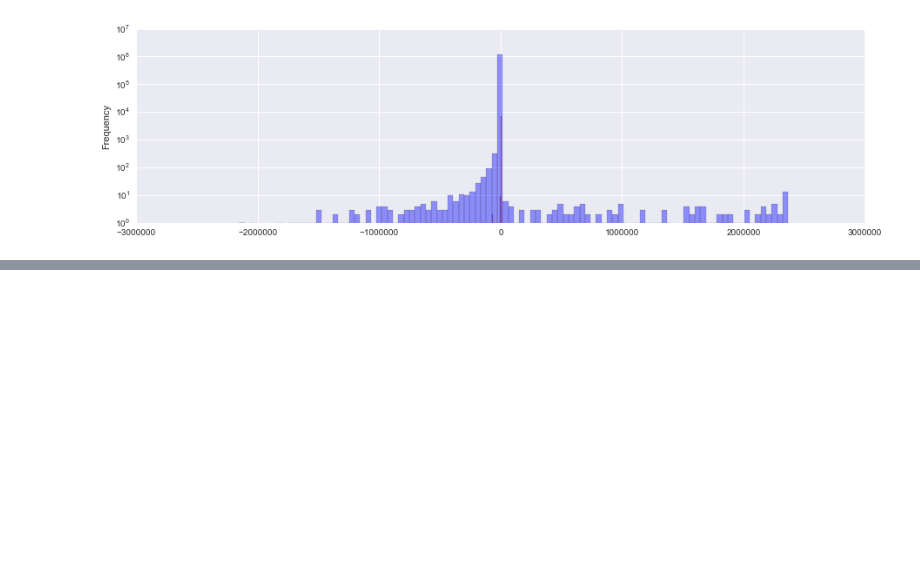
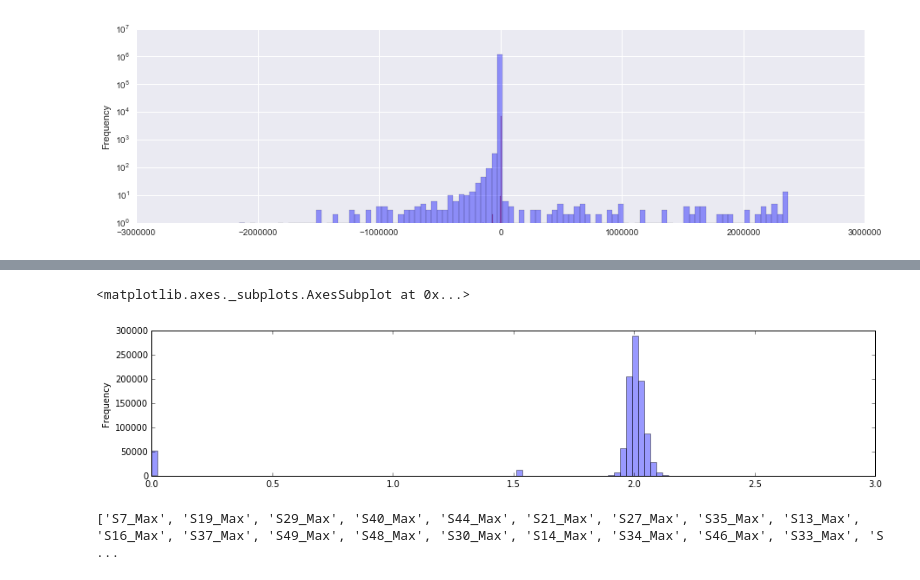
Before and after one commit to kumaran-5555/ML, a Jupyter notebook: Kaggle_Bosch/Deeper Analysis.ipynb, the cells around one changed output, grey strips where cells are left out. Drawn from its saved outputs; the diff is of its cells as text; code cells hidden in the pictures; blank space fills up the shorter version.

```diff
--- a/Kaggle_Bosch/Deeper Analysis.ipynb
+++ b/Kaggle_Bosch/Deeper Analysis.ipynb
@@ -116,0 +166,33 @@ Name: leak1, dtype: float64
+# %%
+
+_, ax = plt.subplots(1,1, figsize=(15,3))
+train['L3_S30_F3769'].plot.hist(ax=ax, alpha=0.4, bins=100)
+# %% [output]
+<matplotlib.axes._subplots.AxesSubplot at 0x...>
+[figure, added]
+# %%
+import pandas as pd
+import numpy as np
+import matplotlib.pyplot as plt
+import pickle
+
+
+
+
+train = pickle.load(open(r'E:\Git\ML\Kaggle_Bosch\Data\train_minmax.pkl','rb'))
+test  = pickle.load(open(r'E:\Git\ML\Kaggle_Bosch\Data\test_minmax.pkl','rb'))
+
+cols = [c for c in train.columns.values if c.startswith('S') and '_M' in c]
+print(cols)
+
+train['all_Min'] = train[cols].apply(np.min, axis=1)
+test['all_Min'] = test[cols].apply(np.min, axis=1)
+del train['all_Max']
+del test['all_Max']
+
+trainM = pickle.load(open(r'E:\Git\ML\Kaggle_Bosch\Data\train_leak2.pkl','rb'))
+testM = pickle.load(open(r'E:\Git\ML\Kaggle_Bosch\Data\test_leak2.pkl','rb'))
+
+x = pd.concat((pd.merge(train, trainM, on=['Id']), pd.merge(test, testM, on=['Id'])))
+# %% [output]
+['S7_Max', 'S19_Max', 'S29_Max', 'S40_Max', 'S44_Max', 'S21_Max', 'S27_Max', 'S35_Max', 'S13_Max', 'S16_Max', 'S37_Max', 'S49_Max', 'S48_Max', 'S30_Max', 'S14_Max', 'S34_Max', 'S46_Max', 'S33_Max', 'S ...
```
Also changed, not shown: parts of 9 cells of this notebook, 13 other files.
